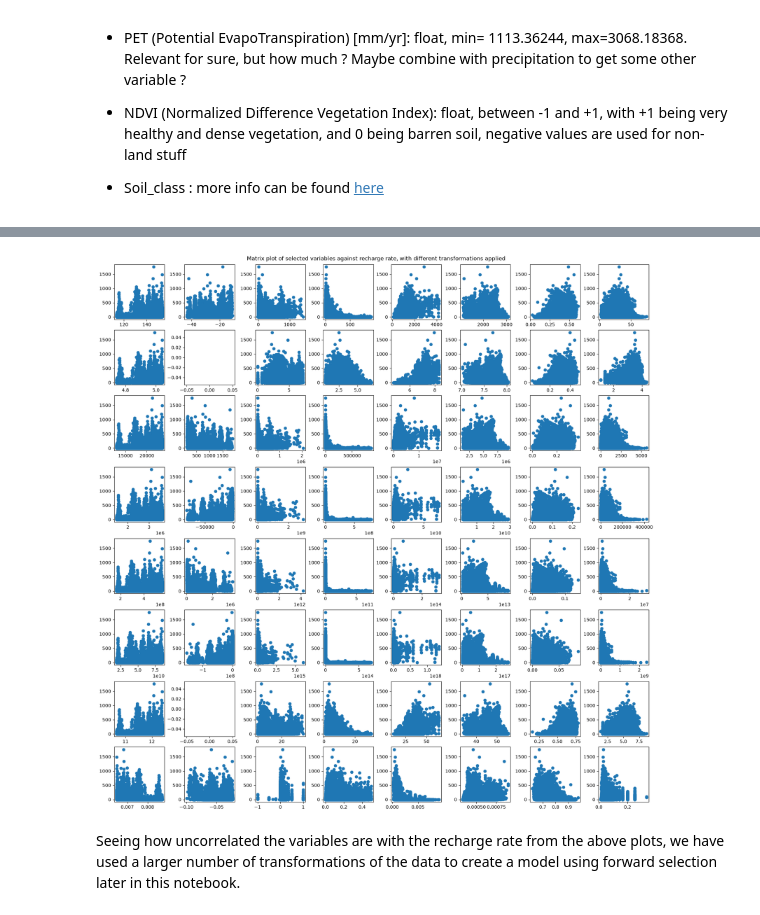
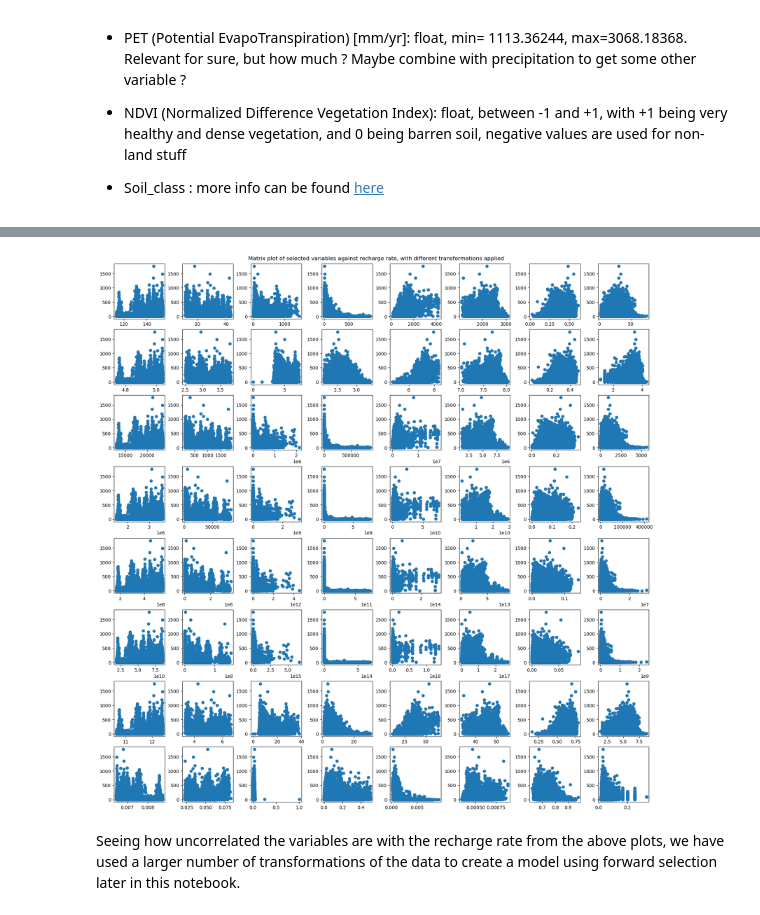
Before and after one commit to Matei-Stoica-Uni/Capstone-Case-Study---Australia, a Jupyter notebook: AUS_gw_recharge_capstonecasestudy.ipynb, the cells around one changed output, grey strips where cells are left out. Saved outputs shown, nothing was run; the diff lists cells and outputs as text; code cells hidden in the pictures.

```diff
--- a/AUS_gw_recharge_capstonecasestudy.ipynb
+++ b/AUS_gw_recharge_capstonecasestudy.ipynb
@@ -165,37 +210,37 @@ def graph_transformations(op_code, operand):
     elif op_code == 1:
         return np.log(operand+1)
     elif op_code == 2:
         return np.square(operand)
     elif op_code == 3:
         return operand**3
     elif op_code == 4:
         return operand**4
     elif op_code == 5:
         return operand**5
     elif op_code == 6:
         return np.sqrt(operand)
     elif op_code == 7:
         return np.divide(1.0,operand+1)
     else:
         raise Exception("invalid op code")
 
 
 fig, ax = plt.subplots(ncols=8, nrows=8, figsize=(17,17))
 
-columns = boredata_nostr.columns
+columns = boredata_numeric.columns
 
 
 for i in range(8):
     for j in range(8):
         ax[i][j].scatter(
-        graph_transformations(i,boredata_nostr[columns[j]]),
-        boredata_nostr['Recharge_rate']
+        graph_transformations(i,boredata_numeric[columns[j]]),
+        boredata_numeric['Recharge_rate']
         )
 
 fig.suptitle('Matrix plot of selected variables against recharge rate, with different transformations applied')
 fig.set_constrained_layout(constrained=True);
 # %% [output]
-[figure, old version]
+[figure, new version]
 # %% [markdown]
 Seeing how uncorrelated the variables are with the recharge rate from the above plots, we have used a larger number of transformations of the data to create a model using forward selection later in this notebook.
 # %%
```
Also changed, not shown: parts of 17 cells of this notebook.
